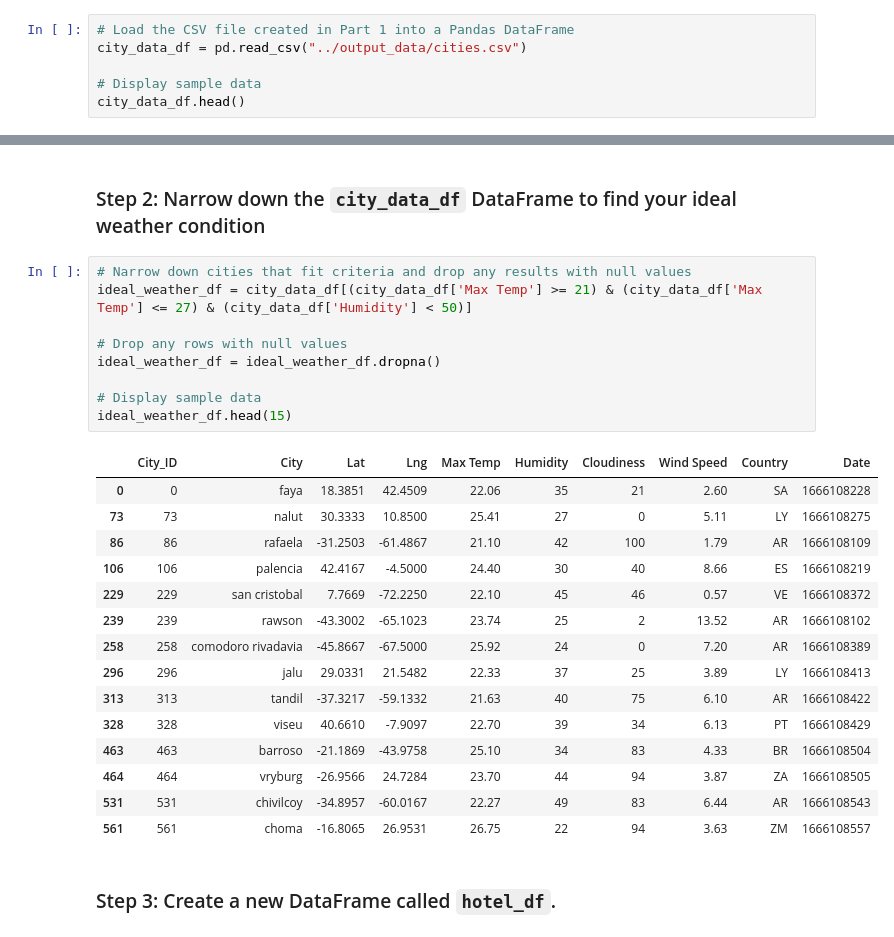
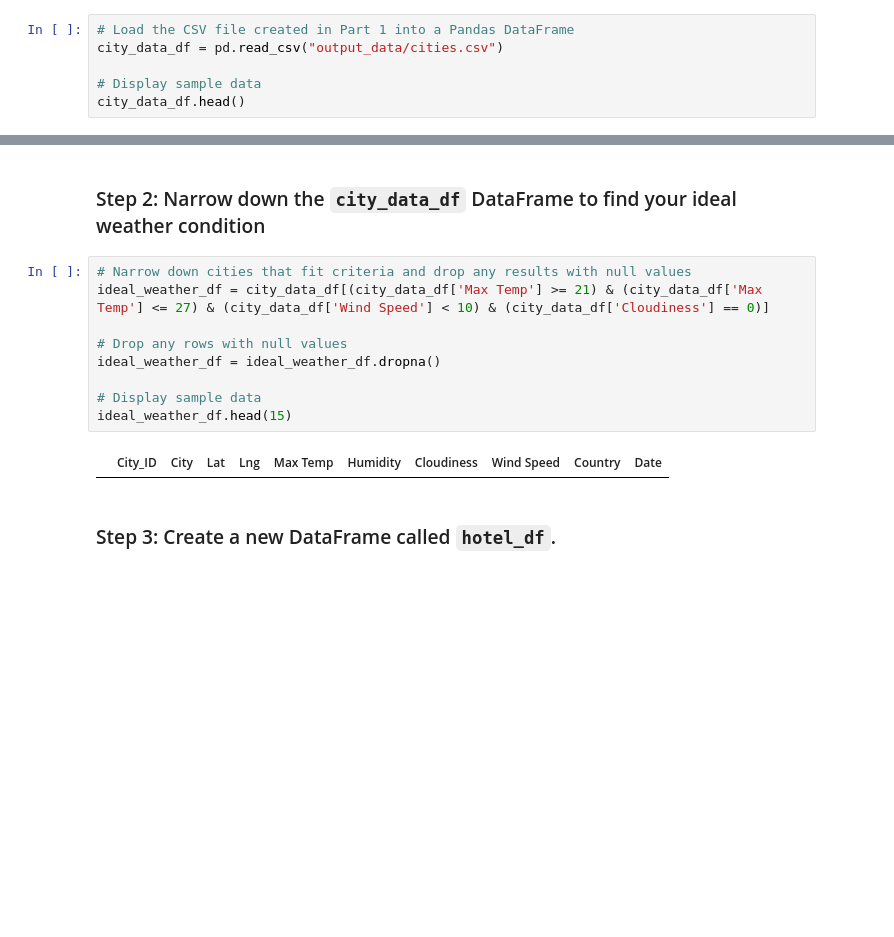
Before and after one commit to vihaveman/Python_API_Challenge, a Jupyter notebook: WeatherPY/VacationPy.ipynb, the cells around one changed output, grey strips where cells are left out. Drawn from its saved outputs; the diff is of its cells as text; blank space fills up the shorter version.

```diff
--- a/WeatherPY/VacationPy.ipynb
+++ b/WeatherPY/VacationPy.ipynb
@@ -14,7 +17,7 @@ import folium
 from api_keys import geoapify_key
 # %%
 # Load the CSV file created in Part 1 into a Pandas DataFrame
-city_data_df = pd.read_csv("../output_data/cities.csv")
+city_data_df = pd.read_csv("output_data/cities.csv")
 
 # Display sample data
 city_data_df.head()
@@ -62,29 +65,15 @@ humidy_map
 ### Step 2: Narrow down the `city_data_df` DataFrame to find your ideal weather condition
 # %%
 # Narrow down cities that fit criteria and drop any results with null values
-ideal_weather_df = city_data_df[(city_data_df['Max Temp'] >= 21) & (city_data_df['Max Temp'] <= 27) & (city_data_df['Humidity'] < 50)]
+ideal_weather_df = city_data_df[(city_data_df['Max Temp'] >= 21) & (city_data_df['Max Temp'] <= 27) & (city_data_df['Wind Speed'] < 10) & (city_data_df['Cloudiness'] == 0)]
 
 # Drop any rows with null values
 ideal_weather_df = ideal_weather_df.dropna()
 
 # Display sample data
 ideal_weather_df.head(15)
 # %% [output]
 |  | City_ID | City | Lat | Lng | Max Temp | Humidity | Cloudiness | Wind Speed | Country | Date |
-| 0 | 0 | faya | 18.3851 | 42.4509 | 22.06 | 35 | 21 | 2.60 | SA | 1666108228 |
-| 73 | 73 | nalut | 30.3333 | 10.8500 | 25.41 | 27 | 0 | 5.11 | LY | 1666108275 |
-| 86 | 86 | rafaela | -31.2503 | -61.4867 | 21.10 | 42 | 100 | 1.79 | AR | 1666108109 |
-| 106 | 106 | palencia | 42.4167 | -4.5000 | 24.40 | 30 | 40 | 8.66 | ES | 1666108219 |
-| 229 | 229 | san cristobal | 7.7669 | -72.2250 | 22.10 | 45 | 46 | 0.57 | VE | 1666108372 |
-| 239 | 239 | rawson | -43.3002 | -65.1023 | 23.74 | 25 | 2 | 13.52 | AR | 1666108102 |
-| 258 | 258 | comodoro rivadavia | -45.8667 | -67.5000 | 25.92 | 24 | 0 | 7.20 | AR | 1666108389 |
-| 296 | 296 | jalu | 29.0331 | 21.5482 | 22.33 | 37 | 25 | 3.89 | LY | 1666108413 |
-| 313 | 313 | tandil | -37.3217 | -59.1332 | 21.63 | 40 | 75 | 6.10 | AR | 1666108422 |
-| 328 | 328 | viseu | 40.6610 | -7.9097 | 22.70 | 39 | 34 | 6.13 | PT | 1666108429 |
-| 463 | 463 | barroso | -21.1869 | -43.9758 | 25.10 | 34 | 83 | 4.33 | BR | 1666108504 |
-| 464 | 464 | vryburg | -26.9566 | 24.7284 | 23.70 | 44 | 94 | 3.87 | ZA | 1666108505 |
-| 531 | 531 | chivilcoy | -34.8957 | -60.0167 | 22.27 | 49 | 83 | 6.44 | AR | 1666108543 |
-| 561 | 561 | choma | -16.8065 | 26.9531 | 26.75 | 22 | 94 | 3.63 | ZM | 1666108557 |
 # %% [markdown]
 ### Step 3: Create a new DataFrame called `hotel_df`.
 # %%
```
Also changed, not shown: parts of 7 cells of this notebook.
